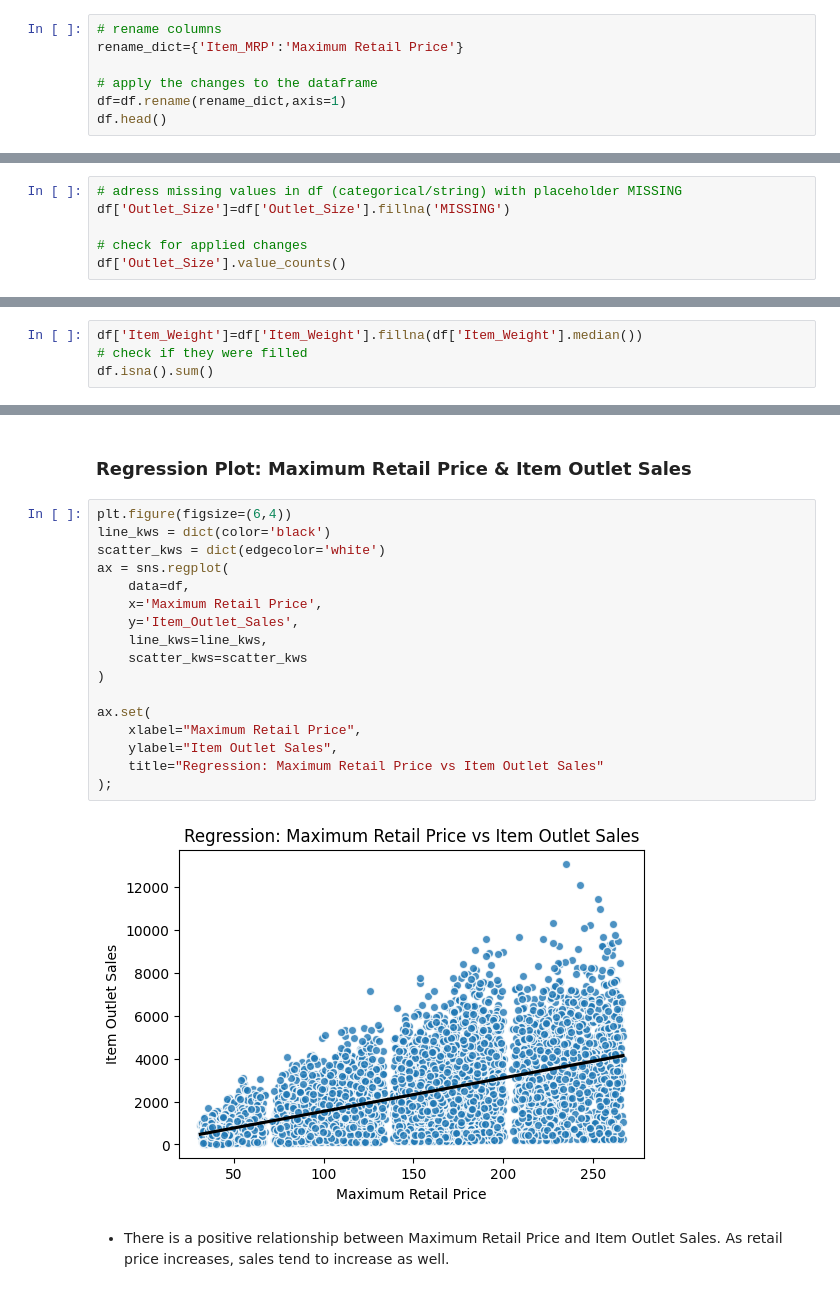
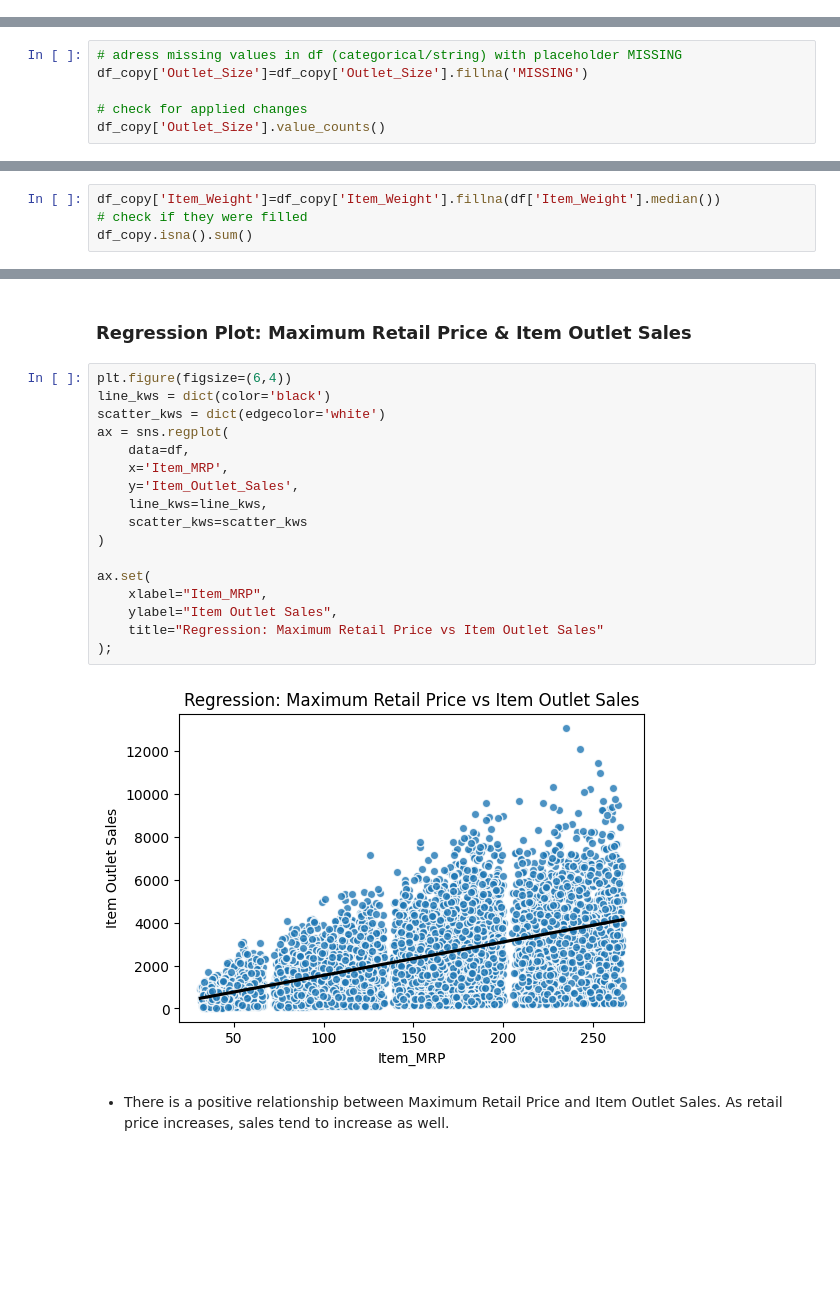
Before and after one commit to swirita/Prediction-of-Product-Sales, a Jupyter notebook: Prediction_of_Product_Sales.ipynb, the cells around one changed output, grey strips where cells are left out. Saved outputs shown, nothing was run; the diff lists cells and outputs as text; blank space fills up the shorter version.

Commit message:
- created a copy of df and filled missing values in it - fixed EDA Section

```diff
--- a/Prediction_of_Product_Sales.ipynb
+++ b/Prediction_of_Product_Sales.ipynb
@@ -66,7 +64,0 @@ df= df.drop(columns=['Item_Identifier','Outlet_Identifier'])
-# %%
-# rename columns
-rename_dict={'Item_MRP':'Maximum Retail Price'}
-
-# apply the changes to the dataframe
-df=df.rename(rename_dict,axis=1)
-df.head()
@@ -201,10 +187,10 @@ ax=sns.countplot(data=df, x='Outlet_Size')
   - Therefore, replacing missing values with "MISSING" is the most appropriate strategy because it preserves the data
 # %%
 # adress missing values in df (categorical/string) with placeholder MISSING
-df['Outlet_Size']=df['Outlet_Size'].fillna('MISSING')
+df_copy['Outlet_Size']=df_copy['Outlet_Size'].fillna('MISSING')
 
 # check for applied changes
-df['Outlet_Size'].value_counts()
+df_copy['Outlet_Size'].value_counts()
 # %% [output]
 |  | count |
 | Outlet_Size |  |
@@ -224,8 +210,8 @@ ax = sns.histplot(data=df,x='Item_Weight')
 
 - Since Item Weight is a numeric feature, missing values were filled using the median because it is less affected by outliers and helps preserve the overall distribution of the data.
 # %%
-df['Item_Weight']=df['Item_Weight'].fillna(df['Item_Weight'].median())
+df_copy['Item_Weight']=df_copy['Item_Weight'].fillna(df['Item_Weight'].median())
 # check if they were filled
-df.isna().sum()
+df_copy.isna().sum()
 # %% [output]
 |  | 0 |
@@ -428,22 +419,22 @@ Text(0.5, 1.0, 'Correlation Heatmap')
 # %%
 plt.figure(figsize=(6,4))
 line_kws = dict(color='black')
 scatter_kws = dict(edgecolor='white')
 ax = sns.regplot(
     data=df,
-    x='Maximum Retail Price',
+    x='Item_MRP',
     y='Item_Outlet_Sales',
     line_kws=line_kws,
     scatter_kws=scatter_kws
 )
 
 ax.set(
-    xlabel="Maximum Retail Price",
+    xlabel="Item_MRP",
     ylabel="Item Outlet Sales",
     title="Regression: Maximum Retail Price vs Item Outlet Sales"
 );
 # %% [output]
-[figure, old version]
+[figure, new version]
 # %% [markdown]
 - There is a positive relationship between Maximum Retail Price and Item Outlet Sales. As retail price increases, sales tend to increase as well.
 # %% [markdown]
```
Also changed, not shown: parts of 21 cells of this notebook.
